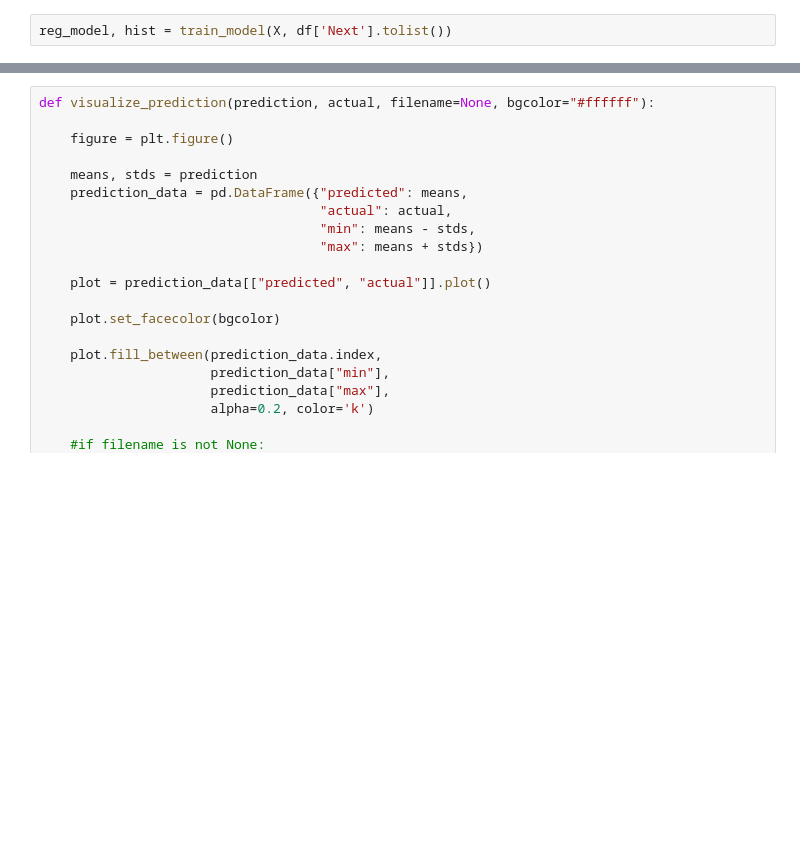
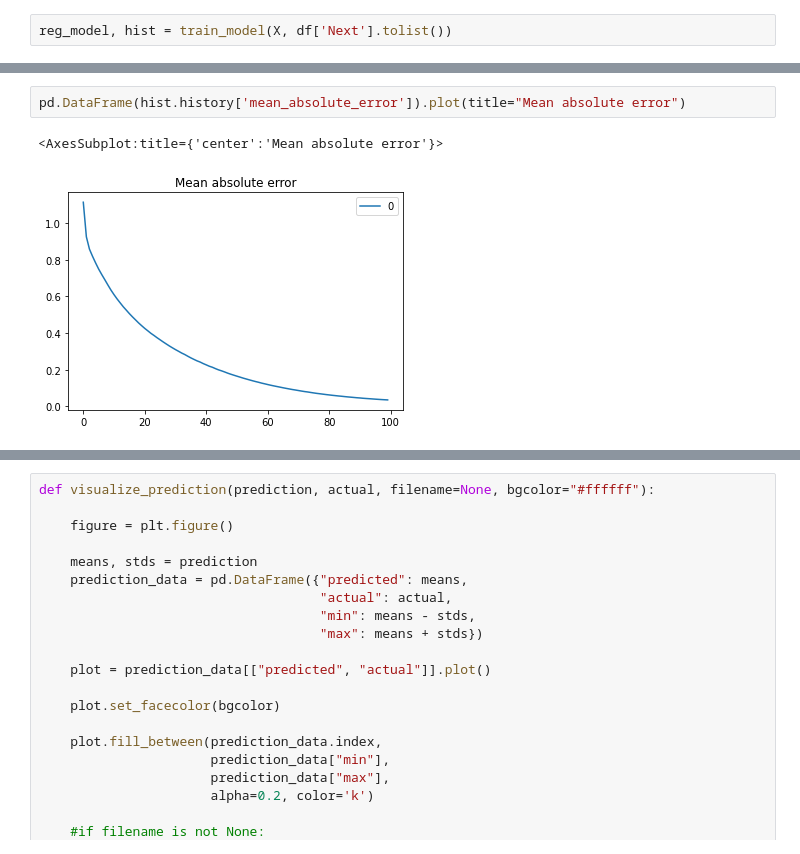
Before and after one commit to egvhoena/uncertainty-in-recs, a Jupyter notebook: new_playground.ipynb, the cells around one changed output, grey strips where cells are left out. Saved outputs shown, nothing was run; the diff lists cells and outputs as text; blank space fills up the shorter version.

```diff
--- a/new_playground.ipynb
+++ b/new_playground.ipynb
@@ -850,0 +864,5 @@ Final train loss: -2.5137598514556885
+# %%
+pd.DataFrame(hist.history['mean_absolute_error']).plot(title="Mean absolute error")
+# %% [output]
+<AxesSubplot:title={'center':'Mean absolute error'}>
+[figure, added]
```
Also changed, not shown: parts of 16 cells of this notebook.
